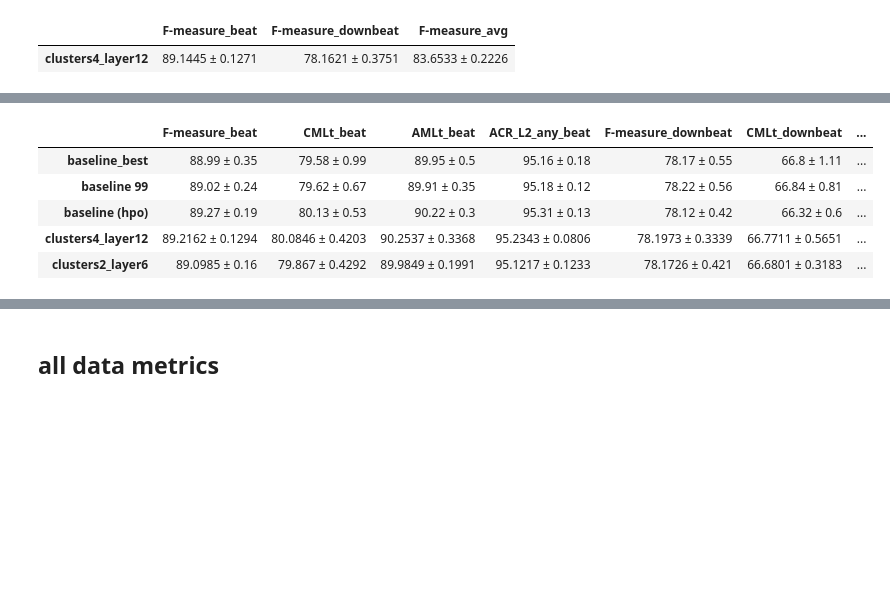
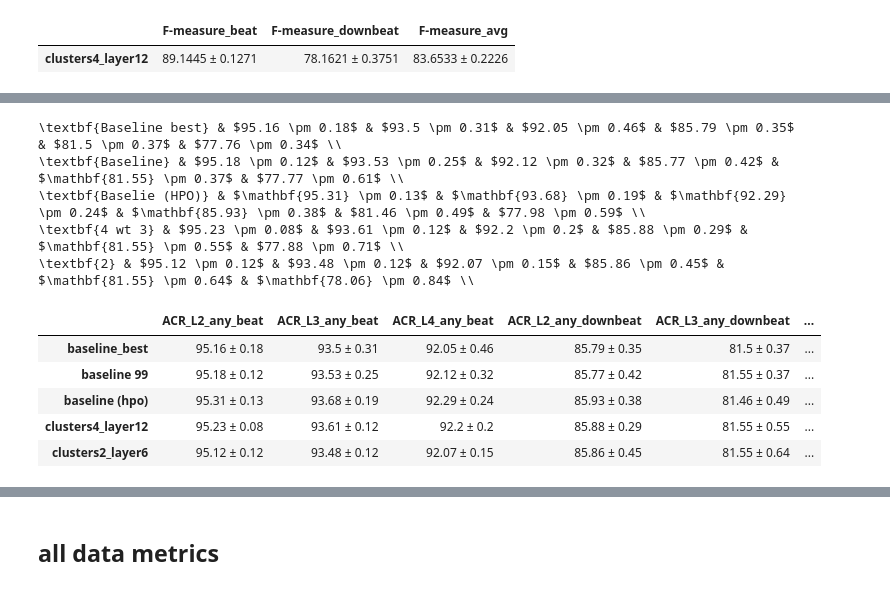
Before and after one commit to PulyaPolya/beat_this, a Jupyter notebook: results_evaluation.ipynb, the cells around one changed output, grey strips where cells are left out. Drawn from its saved outputs; the diff is of its cells as text; code cells hidden in the pictures; blank space fills up the shorter version.

```diff
--- a/results_evaluation.ipynb
+++ b/results_evaluation.ipynb
@@ -3924,0 +4131,17 @@ def extract_mean(series):
+# %%
+seeds = [0,1,2]
+names =["full_model_trial12"]
+subfolders = ["full_data"]
+json_path = "json_val_scores"
+df_seeds_mean, df_seeds_std, df_final_baseline = get_total_results_new(seeds = seeds, json_val_path = json_path, full = True, names = names, best= True, subfolders=subfolders ) #rename_columns="baseline"
+configs = {
+
+    "baseline hpo best": df_final_baseline
+}
+final_df_99 = pd.DataFrame(configs).T
+# #final_df["F1average"] = final_df[["F-measure_beat","F-measure_downbeat"]].mean(axis=1).round(3).astype(str)
+
+final_df_99 = remove_cemgil(final_df_99)
+for row in df_to_latex_rows(final_df_99, rename_idx=[ "Baseline hpo best"], bold_index = True, pm= True, bold_difference=False, bold_baseline_if_best= False, bold_max_per_col= False):
+    print(row)
+final_df_99
@@ -4149,7 +4485,7 @@ json_path = "json_test_scores"
 # df_seeds_mean, df_seeds_std, df_final_baseline = get_total_results_new(seeds = seeds, json_val_path = json_path,
 #                                                                        full = True, names = names, decimals=4 ) #rename_columns="baseline"
 df_seeds_mean, df_seeds_std, df_final_clusters4_layer4 = get_total_results_new(seeds = seeds, json_val_path = json_path,
-         layer = 6, clusters = 2, names = names,  df_path="data_cluster_assignments/df_hard_6_2clusters_new.csv", decimals=4,
+         layer = 6, clusters = 2, names = names,  df_path="data_cluster_assignments/df_hard_6_2clusters_new.csv", decimals=2,
           subfolders=["all_data_metrics", "all_data_metrics"] )
 configs = {
     "clusters2_layer6": df_final_clusters4_layer4,
@@ -4364,13 +4665,13 @@ number of files (103, 8)
 | clusters4_layer12 | 89.1439 ± 0.1279 | 79.9051 ± 0.3872 | 90.1172 ± 0.3814 | 78.1632 ± 0.3728 | 66.7516 ± 0.6617 | 79.0938 ± 0.4228 |
 # %%
 seeds = [0,1,2,3,4,5,6,7,8,9] #1, 2,3,4
-names =["baseline_hpo_trial_12_best", "cluster_1_trial_10", "cluster_2_trial_16", "cluster_3_trial_72", "cluster_4_trial_43"]
+names =["baseline_hpo_trial_12_best", "cluster_1_trial_10", "cluster_2_trial_16", "cluster_3_trial_72", "cluster_4_trial_43"] #"baseline_hpo_trial_12_best", "paper_baseline_99"
 json_path = "json_test_scores"
 # df_seeds_mean, df_seeds_std, df_final_baseline = get_total_results_new(seeds = seeds, json_val_path = json_path,
 #                                                                        full = True, names = names, decimals=4 ) #rename_columns="baseline"
 df_seeds_mean, df_seeds_std, df_final_clusters4_layer4 = get_total_results_new(seeds = seeds, json_val_path = json_path,
          layer = 12, clusters = 4, names = names,
-         skip_cluster = [3], df_path="data_cluster_assignments/df_cmeans_12_4clusters_new.csv", decimals=4,
+         skip_cluster = [], df_path="data_cluster_assignments/df_cmeans_12_4clusters_new.csv", decimals=2,
           subfolders=["all_data_metrics", "all_data_metrics"] )
 configs = {
     "clusters4_layer12": df_final_clusters4_layer4,
@@ -4381,6 +4682,16 @@ final_df_4 = pd.DataFrame(configs).T
 # #final_df["F1average"] = final_df[["F-measure_beat","F-measure_downbeat"]].mean(axis=1).round(3).astype(str)
 final_df_4 = remove_cemgil(final_df_4)
 #diff_vs_baseline = get_baseliine_diff (final_df , num_trials=1)
+# columns =["F-measure", "AMLt","CMLt", "ACR_L3_any"]
+# cols = [col for col in final_df_4.columns if any(c in col for c in columns)]
+#final_df_4 = final_df_4[cols[:-1]]
+# for row in df_to_latex_rows(final_df_4, rename_idx=["4"], bold_index = True):
+#     print(row)
+columns =["ACR_L2_any", "ACR_L3_any", "ACR_L4_any"]
+cols = [col for col in df.columns if any(c in col for c in columns)]
+df = df[cols]
+for row in df_to_latex_rows(df, rename_idx=[ "Baseline best", "Baseline", "Baselie (HPO)", "4 wt 3", "2"], bold_index = True, pm= True, bold_difference=False, bold_baseline_if_best= False, bold_max_per_col= True):
+    print(row)
 final_df_4
 # %% [output]
 using file   json_test_scores/all_data_metrics/clusters4_layer12/1/cluster_1_trial_10/epoch_best_seed_0_cluster_1_trial_10S_SEED_shift_tolerant_weighted_bce-h512-augTrueTrueTrue.json
@@ -4444,16 +4758,26 @@ df
 # %%
 df = pd.concat([final_df, final_df_99, final_df_hpo, final_df_4, final_df_2], axis = 0) # test set
 df = remove_cemgil(df)
-columns =["F-measure", "AMLt","CMLt", "ACR_L2_any"]
+#columns =["F-measure", "AMLt","CMLt", "ACR_L2_any"]
+columns =["ACR_L2_any", "ACR_L3_any", "ACR_L4_any"]
 cols = [col for col in df.columns if any(c in col for c in columns)]
-df[cols]
+df = df[cols]
+df
+for row in df_to_latex_rows(df, rename_idx=[ "Baseline best", "Baseline", "Baselie (HPO)", "4 wt 3", "2"], bold_index = True, pm= True, bold_difference=False, bold_baseline_if_best= False, bold_max_per_col= True):
+    print(row)
+df
 # %% [output]
+\textbf{Baseline best} & $95.16 \pm 0.18$ & $93.5 \pm 0.31$ & $92.05 \pm 0.46$ & $85.79 \pm 0.35$ & $81.5 \pm 0.37$ & $77.76 \pm 0.34$ \\
+\textbf{Baseline} & $95.18 \pm 0.12$ & $93.53 \pm 0.25$ & $92.12 \pm 0.32$ & $85.77 \pm 0.42$ & $\mathbf{81.55} \pm 0.37$ & $77.77 \pm 0.61$ \\
+\textbf{Baselie (HPO)} & $\mathbf{95.31} \pm 0.13$ & $\mathbf{93.68} \pm 0.19$ & $\mathbf{92.29} \pm 0.24$ & $\mathbf{85.93} \pm 0.38$ & $81.46 \pm 0.49$ & $77.98 \pm 0.59$ \\
+\textbf{4 wt 3} & $95.23 \pm 0.08$ & $93.61 \pm 0.12$ & $92.2 \pm 0.2$ & $85.88 \pm 0.29$ & $\mathbf{81.55} \pm 0.55$ & $77.88 \pm 0.71$ \\
+\textbf{2} & $95.12 \pm 0.12$ & $93.48 \pm 0.12$ & $92.07 \pm 0.15$ & $85.86 \pm 0.45$ & $\mathbf{81.55} \pm 0.64$ & $\mathbf{78.06} \pm 0.84$ \\
-|  | F-measure_beat | CMLt_beat | AMLt_beat | ACR_L2_any_beat | F-measure_downbeat | CMLt_downbeat | ... |
-| baseline_best | 88.99 ± 0.35 | 79.58 ± 0.99 | 89.95 ± 0.5 | 95.16 ± 0.18 | 78.17 ± 0.55 | 66.8 ± 1.11 | ... |
-| baseline 99 | 89.02 ± 0.24 | 79.62 ± 0.67 | 89.91 ± 0.35 | 95.18 ± 0.12 | 78.22 ± 0.56 | 66.84 ± 0.81 | ... |
-| baseline (hpo) | 89.27 ± 0.19 | 80.13 ± 0.53 | 90.22 ± 0.3 | 95.31 ± 0.13 | 78.12 ± 0.42 | 66.32 ± 0.6 | ... |
-| clusters4_layer12 | 89.2162 ± 0.1294 | 80.0846 ± 0.4203 | 90.2537 ± 0.3368 | 95.2343 ± 0.0806 | 78.1973 ± 0.3339 | 66.7711 ± 0.5651 | ... |
-| clusters2_layer6 | 89.0985 ± 0.16 | 79.867 ± 0.4292 | 89.9849 ± 0.1991 | 95.1217 ± 0.1233 | 78.1726 ± 0.421 | 66.6801 ± 0.3183 | ... |
+|  | ACR_L2_any_beat | ACR_L3_any_beat | ACR_L4_any_beat | ACR_L2_any_downbeat | ACR_L3_any_downbeat | ... |
+| baseline_best | 95.16 ± 0.18 | 93.5 ± 0.31 | 92.05 ± 0.46 | 85.79 ± 0.35 | 81.5 ± 0.37 | ... |
+| baseline 99 | 95.18 ± 0.12 | 93.53 ± 0.25 | 92.12 ± 0.32 | 85.77 ± 0.42 | 81.55 ± 0.37 | ... |
+| baseline (hpo) | 95.31 ± 0.13 | 93.68 ± 0.19 | 92.29 ± 0.24 | 85.93 ± 0.38 | 81.46 ± 0.49 | ... |
+| clusters4_layer12 | 95.23 ± 0.08 | 93.61 ± 0.12 | 92.2 ± 0.2 | 85.88 ± 0.29 | 81.55 ± 0.55 | ... |
+| clusters2_layer6 | 95.12 ± 0.12 | 93.48 ± 0.12 | 92.07 ± 0.15 | 85.86 ± 0.45 | 81.55 ± 0.64 | ... |
 # %%
 df_means_only = final_df.apply(extract_mean, axis=1)
 diff_vs_baseline = df_means_only.subtract(df_means_only.loc["baseline"])
```
Also changed, not shown: parts of 39 cells of this notebook, 1 other file.
